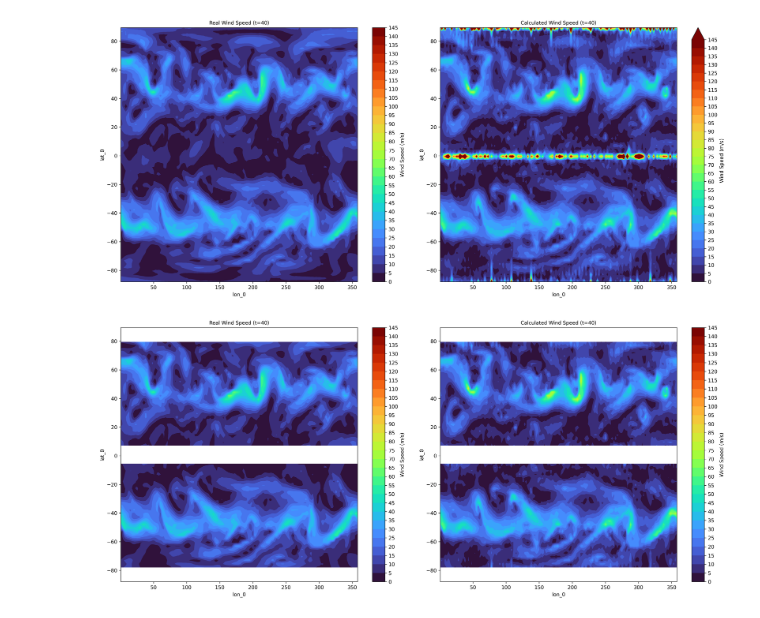
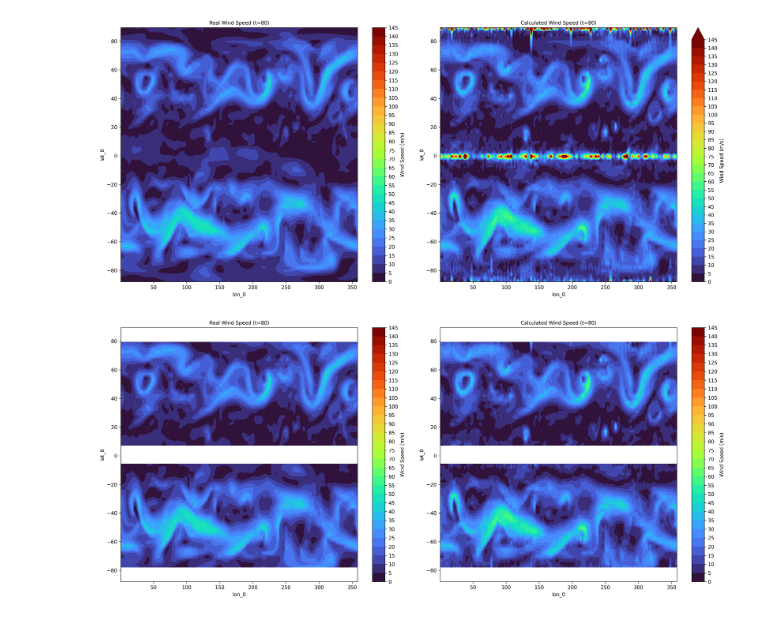
Before and after one commit to samjdurante/geostrophic-balance-meteo496, a Jupyter notebook: balance-panguweather.ipynb, the cells around one changed output. Cells and saved outputs as stored; diff of their text form; code cells hidden in the pictures.

```diff
--- a/balance-panguweather.ipynb
+++ b/balance-panguweather.ipynb
@@ -11,9 +11,8 @@ from scipy.constants import pi,g
 from scipy.stats import pearsonr
 from sklearn.metrics import mean_squared_error
 
-file = "panguweather240-10222024.nc"
-ds = xr.open_dataset(file)
-#print(ds)
+file_name = "panguweather-480-Sept18-2024.nc"
+ds = xr.open_dataset(file_name)
 # %%
 # Grid spacing distance using Haversine formula
 # Takes lat/lon in degrees and returns distance in meters
@@ -116,7 +115,7 @@ for time_index in range(time_length):
 # %%
 # Creates data structure from calculations
 time = ds["forecast_time0"].isel(forecast_time0 = 0)
-short_calculated_wind_ds = xr.Dataset(
+sampled_calculated_wind_ds = xr.Dataset(
     {
         "ug": (["forecast_time0", "lat_0", "lon_0"], ug_array),
         "vg": (["forecast_time0", "lat_0", "lon_0"], vg_array)
@@ -129,4 +128,4 @@ short_calculated_wind_ds = xr.Dataset(
     }
 )
 
-short_calculated_wind_ds["wind_speed"] = np.sqrt(short_calculated_wind_ds["ug"]**2 + short_calculated_wind_ds["vg"]**2)
+sampled_calculated_wind_ds["wind_speed"] = np.sqrt(sampled_calculated_wind_ds["ug"]**2 + sampled_calculated_wind_ds["vg"]**2)
@@ -139,5 +144,6 @@ short_calculated_wind_ds.to_netcdf("short_calculated_wind_dsPANGUWEATHER-240-Oct
 # %%
 # Makes a countour map of wind speeds
+time_index = 80
 def plot_wind_side_by_side(real_speed, calc_speed, time_index):
     levels = list(range(0, 150, 5))
     cmap = plt.get_cmap("turbo", len(levels) - 1)
@@ -145,42 +151,43 @@ def plot_wind_side_by_side(real_speed, calc_speed, time_index):
 
     fig, axs = plt.subplots(1, 2, figsize=(18, 8), dpi=300)
 
     real_speed.plot.contourf(
         ax=axs[0],
         x="lon_0", y="lat_0",
         cmap=cmap, norm=norm, levels=levels,
         cbar_kwargs={"label": "Wind Speed (m/s)", "ticks": levels}
     )
     axs[0].set_title(f"Real Wind Speed (t={time_index})", fontsize=10)
 
     calc_speed.plot.contourf(
         ax=axs[1],
         x="lon_0", y="lat_0",
         cmap=cmap, norm=norm, levels=levels,
         cbar_kwargs={"label": "Wind Speed (m/s)", "ticks": levels}
     )
     axs[1].set_title(f"Calculated Wind Speed (t={time_index})", fontsize=10)
 
     plt.tight_layout()
     plt.show()
 
-time_index = 40
 real_speed = real_wind_ds["wind_speed"].isel(forecast_time0=time_index)
-calc_speed = short_calculated_wind_ds["wind_speed"].isel(forecast_time0=time_index)
+calc_speed = sampled_calculated_wind_ds["wind_speed"].isel(forecast_time0=time_index)
 plot_wind_side_by_side(real_speed, calc_speed, time_index)
 
 latitude_conditional = (
-    ((short_calculated_wind_ds["lat_0"] > -5) & (short_calculated_wind_ds["lat_0"] < 5)) |
-    (short_calculated_wind_ds["lat_0"] > 80) |
-    (short_calculated_wind_ds["lat_0"] < -80)
+    ((sampled_calculated_wind_ds["lat_0"] > -5) & (sampled_calculated_wind_ds["lat_0"] < 5)) |
+    (sampled_calculated_wind_ds["lat_0"] > 80) |
+    (sampled_calculated_wind_ds["lat_0"] < -80)
 )
 
-reduced_short_calculated_wind_ds = short_calculated_wind_ds.where(~latitude_conditional)
-reduced_real_wind_ds = real_wind_ds.where(~latitude_conditional)
-real_speed = reduced_real_wind_ds["wind_speed"].isel(forecast_time0=time_index)
-calc_speed = reduced_short_calculated_wind_ds["wind_speed"].isel(forecast_time0=time_index)
+# Excludes problematic latitudes
+reduced_latitudes_sampled_calculated_wind_ds = sampled_calculated_wind_ds.where(~latitude_conditional)
+reduced_latitudes_real_wind_ds = real_wind_ds.where(~latitude_conditional)
+
+real_speed = reduced_latitudes_real_wind_ds["wind_speed"].isel(forecast_time0=time_index)
+calc_speed = reduced_latitudes_sampled_calculated_wind_ds["wind_speed"].isel(forecast_time0=time_index)
 plot_wind_side_by_side(real_speed, calc_speed, time_index)
 # %% [output]
-[figure, old version]
+[figure, new version]
-[figure, old version]
+[figure, new version]
 # %%
```
Also changed, not shown: parts of 5 cells of this notebook, 1 other file.
